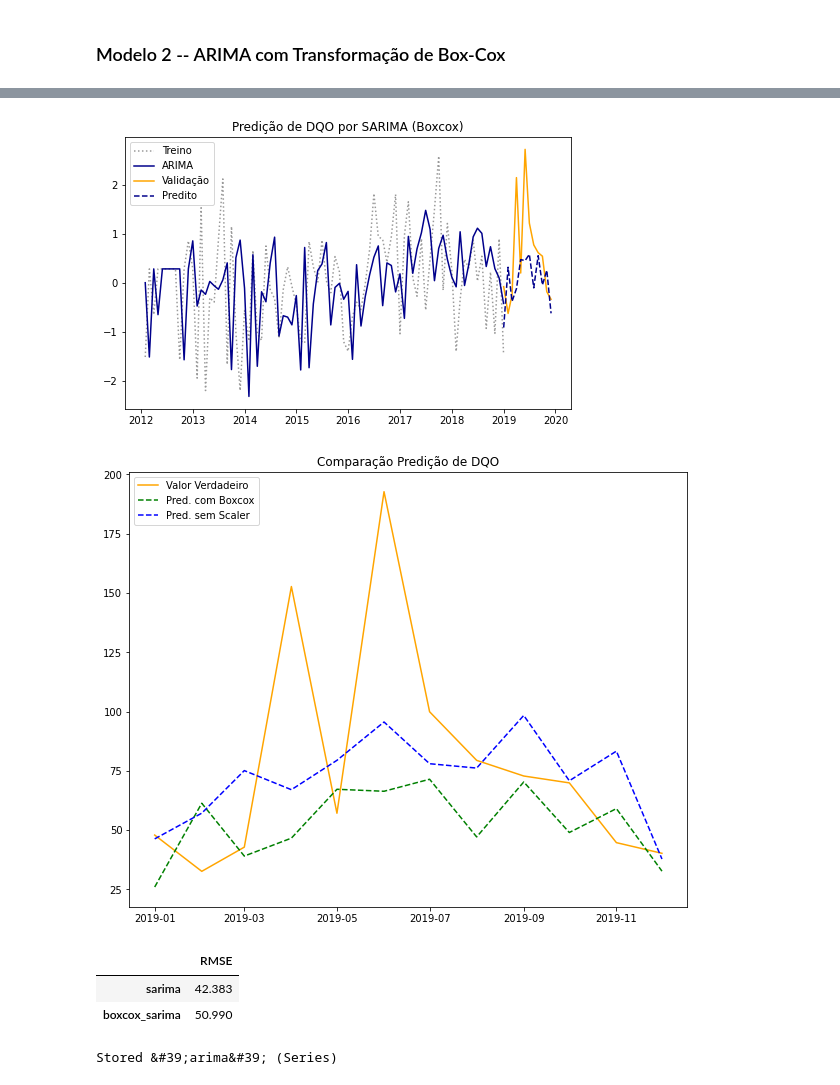
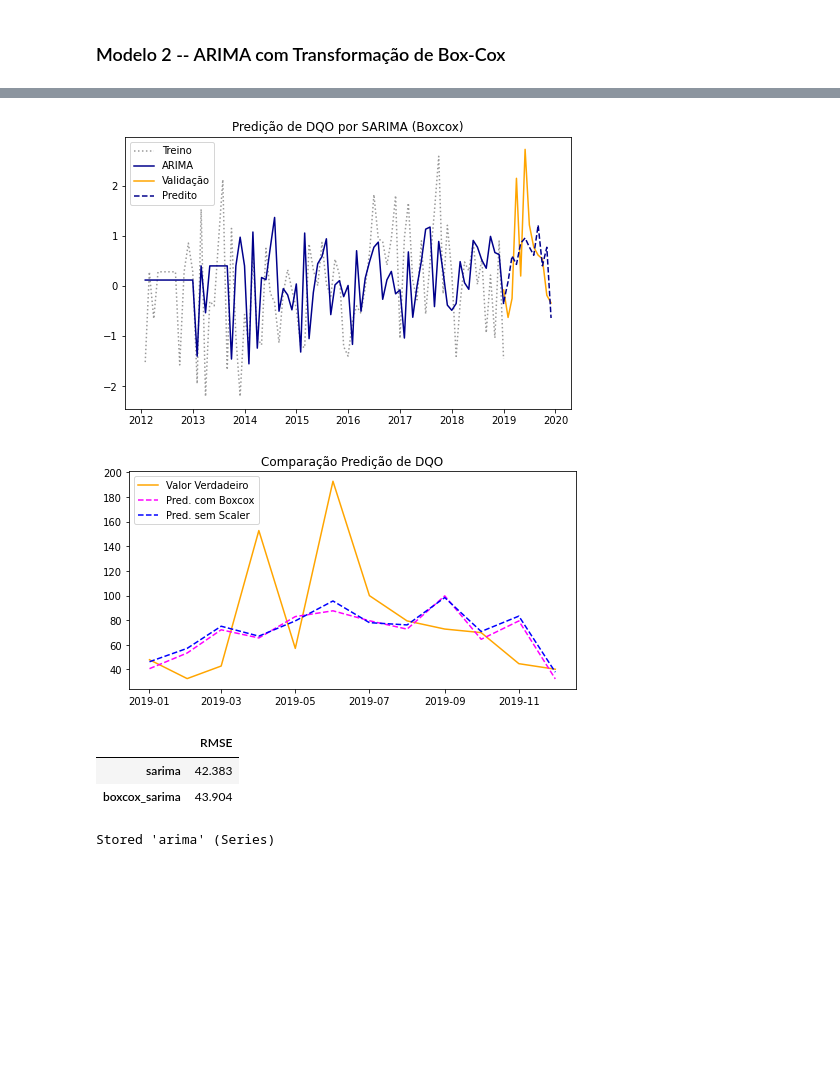
Before and after one commit to vcwild/wtp-model, a Jupyter notebook: models/arima/p2_DQO.ipynb, the cells around one changed output, grey strips where cells are left out. Drawn from its saved outputs; the diff is of its cells as text; code cells hidden in the pictures; blank space fills up the shorter version.

Commit message:
update arima models

```diff
--- a/models/arima/p2_DQO.ipynb
+++ b/models/arima/p2_DQO.ipynb
@@ -53,7 +49,7 @@ for c in cols:
     adf[c] = adf_test.should_diff(df[c])
     diff[c] = [ndiffs(df[c], alpha=.05, test='kpss', max_d=2)]
 
-adf = adf.T.rename(columns = {0: "adf_pval", 1: "stationary"})
+adf = adf.T.rename(columns = {0: "adf_pval", 1: "non_stationary"})
 diff = diff.T.rename(columns = {0: "d"})
 diff = diff.T
 adf = adf.T
@@ -237,18 +233,19 @@ plt.plot(prediction_scaled_series, linestyle="--", color="darkblue", label="Pred
 plt.title(f"Predição de {col} por SARIMA (Boxcox)")
 plt.legend(loc="upper left");
 # %% [output]
-[figure, old version]
+[figure, new version]
 # %%
 inverted_prediction = scaler.inverse_transform(prediction_scaled.reshape(-1, 1))
 inverted_prediction_series = pd.Series(inverted_prediction.reshape(1, -1)[0], index=test.index)
 # %%
+plt.figure(figsize=(8, 4))
 plt.plot(test, color="orange", label="Valor Verdadeiro")
-plt.plot(inverted_prediction_series, linestyle="--", color="green", label="Pred. com Boxcox")
+plt.plot(inverted_prediction_series, linestyle="--", color="magenta", label="Pred. com Boxcox")
 plt.plot(prediction, linestyle="--", color="blue", label="Pred. sem Scaler")
 plt.title(f"Comparação Predição de {col}")
 plt.legend(loc="upper left");
 # %% [output]
-[figure, old version]
+[figure, new version]
 # %%
 metrics_df = pd.DataFrame({
     "sarima": round(rmse(test, prediction.values.flatten()), 3),
@@ -260,7 +257,7 @@ metrics_df
 # %% [output]
 |  | RMSE |
 | sarima | 42.383 |
-| boxcox_sarima | 50.990 |
+| boxcox_sarima | 43.904 |
 # %%
 boxcox_sarima = inverted_prediction_series
 boxcox_sarima.name = col
@@ -269,6 +266,6 @@ sarima.name = col
 arima = eval(best_fit_name)
 %store arima
 # %% [output]
-Stored &#39;arima&#39; (Series)
+Stored 'arima' (Series)
 # %%
 copy2("arima.ipynb", f"./models/arima/{name}_{col}.ipynb")
```
Also changed, not shown: parts of 9 cells of this notebook, 19 other files.
